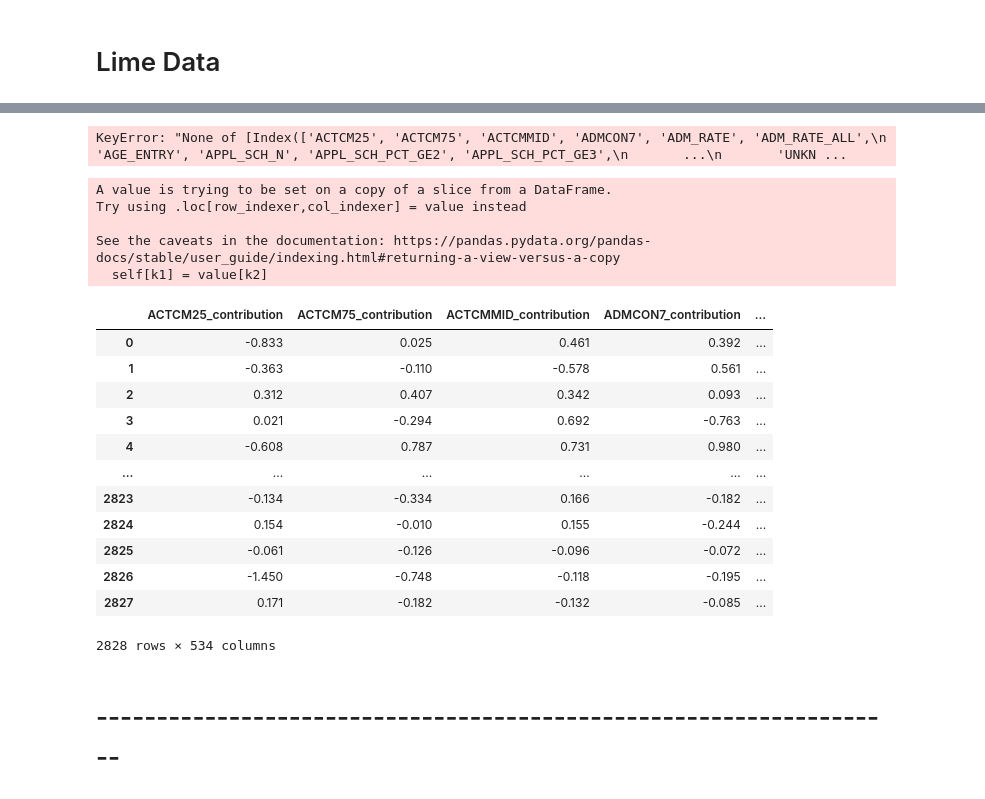
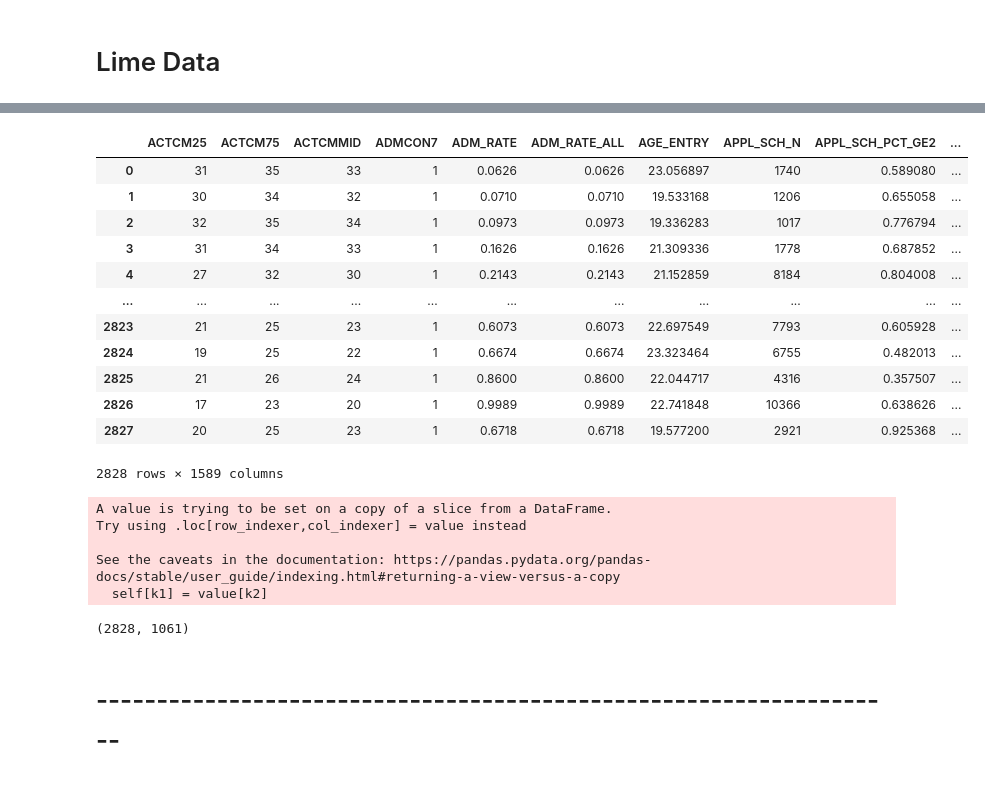
Before and after one commit to akm-islam/rieval2, a Jupyter notebook: src/Data/data/threepublishers/lime/02_Feature_contribution.ipynb, the cells around one changed output, grey strips where cells are left out. Cells and saved outputs as stored; diff of their text form; code cells hidden in the pictures.

```diff
--- a/src/Data/data/threepublishers/lime/02_Feature_contribution.ipynb
+++ b/src/Data/data/threepublishers/lime/02_Feature_contribution.ipynb
@@ -35,9 +49,33 @@ len(contribution_columns)
 # %%
 feature_columns=[x.replace("_contribution","") for x in contribution_columns]
-# %%
-df[feature_columns]
-# %% [output]
-KeyError: "None of [Index(['ACTCM25', 'ACTCM75', 'ACTCMMID', 'ADMCON7', 'ADM_RATE', 'ADM_RATE_ALL',\n       'AGE_ENTRY', 'APPL_SCH_N', 'APPL_SCH_PCT_GE2', 'APPL_SCH_PCT_GE3',\n       ...\n       'UNKN ...
+# %%
+feature_data=orig_data[feature_columns]
+mart_data=feature_data.copy()
+mart_data['model']='MART'
+random_for=feature_data.copy()
+random_for['model']='RandomFor'
+# %%
+merged_data=pd.concat([mart_data,random_for])
+# %%
+merged_data.reset_index(inplace=True, drop=True)
+# %%
+merge_final=pd.concat([merged_data,df],axis=1)
+# %%
+merge_final
+# %% [output]
+|  | ACTCM25 | ACTCM75 | ACTCMMID | ADMCON7 | ADM_RATE | ADM_RATE_ALL | AGE_ENTRY | APPL_SCH_N | APPL_SCH_PCT_GE2 | ... |
+| 0 | 31 | 35 | 33 | 1 | 0.0626 | 0.0626 | 23.056897 | 1740 | 0.589080 | ... |
+| 1 | 30 | 34 | 32 | 1 | 0.0710 | 0.0710 | 19.533168 | 1206 | 0.655058 | ... |
+| 2 | 32 | 35 | 34 | 1 | 0.0973 | 0.0973 | 19.336283 | 1017 | 0.776794 | ... |
+| 3 | 31 | 34 | 33 | 1 | 0.1626 | 0.1626 | 21.309336 | 1778 | 0.687852 | ... |
+| 4 | 27 | 32 | 30 | 1 | 0.2143 | 0.2143 | 21.152859 | 8184 | 0.804008 | ... |
+| ... | ... | ... | ... | ... | ... | ... | ... | ... | ... | ... |
+| 2823 | 21 | 25 | 23 | 1 | 0.6073 | 0.6073 | 22.697549 | 7793 | 0.605928 | ... |
+| 2824 | 19 | 25 | 22 | 1 | 0.6674 | 0.6674 | 23.323464 | 6755 | 0.482013 | ... |
+| 2825 | 21 | 26 | 24 | 1 | 0.8600 | 0.8600 | 22.044717 | 4316 | 0.357507 | ... |
+| 2826 | 17 | 23 | 20 | 1 | 0.9989 | 0.9989 | 22.741848 | 10366 | 0.638626 | ... |
+| 2827 | 20 | 25 | 23 | 1 | 0.6718 | 0.6718 | 19.577200 | 2921 | 0.925368 | ... |
+2828 rows × 1589 columns
 # %%
 mycols=np.array(['1-qid','two_realRank','two_realRank2','State','predicted','year','model',"publisher"]) # This columns must exist
 for col in mycols:
@@ -56,19 +94,7 @@ Try using .loc[row_indexer,col_indexer] = value instead
 See the caveats in the documentation: https://pandas.pydata.org/pandas-docs/stable/user_guide/indexing.html#returning-a-view-versus-a-copy
   self[k1] = value[k2]
 # %%
-threepublisher_lime
+threepublisher_lime.shape
 # %% [output]
-|  | ACTCM25_contribution | ACTCM75_contribution | ACTCMMID_contribution | ADMCON7_contribution | ... |
-| 0 | -0.833 | 0.025 | 0.461 | 0.392 | ... |
-| 1 | -0.363 | -0.110 | -0.578 | 0.561 | ... |
-| 2 | 0.312 | 0.407 | 0.342 | 0.093 | ... |
-| 3 | 0.021 | -0.294 | 0.692 | -0.763 | ... |
-| 4 | -0.608 | 0.787 | 0.731 | 0.980 | ... |
-| ... | ... | ... | ... | ... | ... |
-| 2823 | -0.134 | -0.334 | 0.166 | -0.182 | ... |
-| 2824 | 0.154 | -0.010 | 0.155 | -0.244 | ... |
-| 2825 | -0.061 | -0.126 | -0.096 | -0.072 | ... |
-| 2826 | -1.450 | -0.748 | -0.118 | -0.195 | ... |
-| 2827 | 0.171 | -0.182 | -0.132 | -0.085 | ... |
-2828 rows × 534 columns
+(2828, 1061)
 # %%
```
Also changed, not shown: parts of 8 cells of this notebook, 2 other files.
